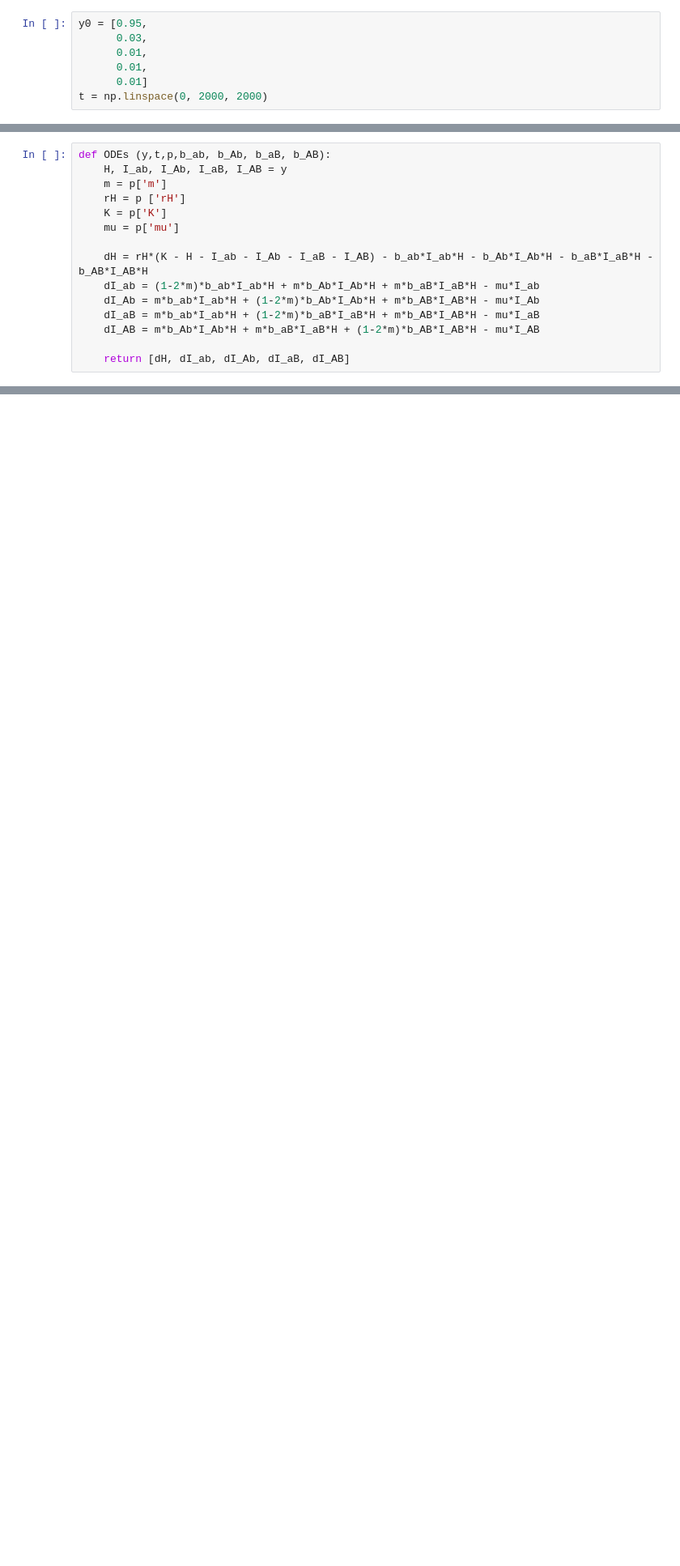
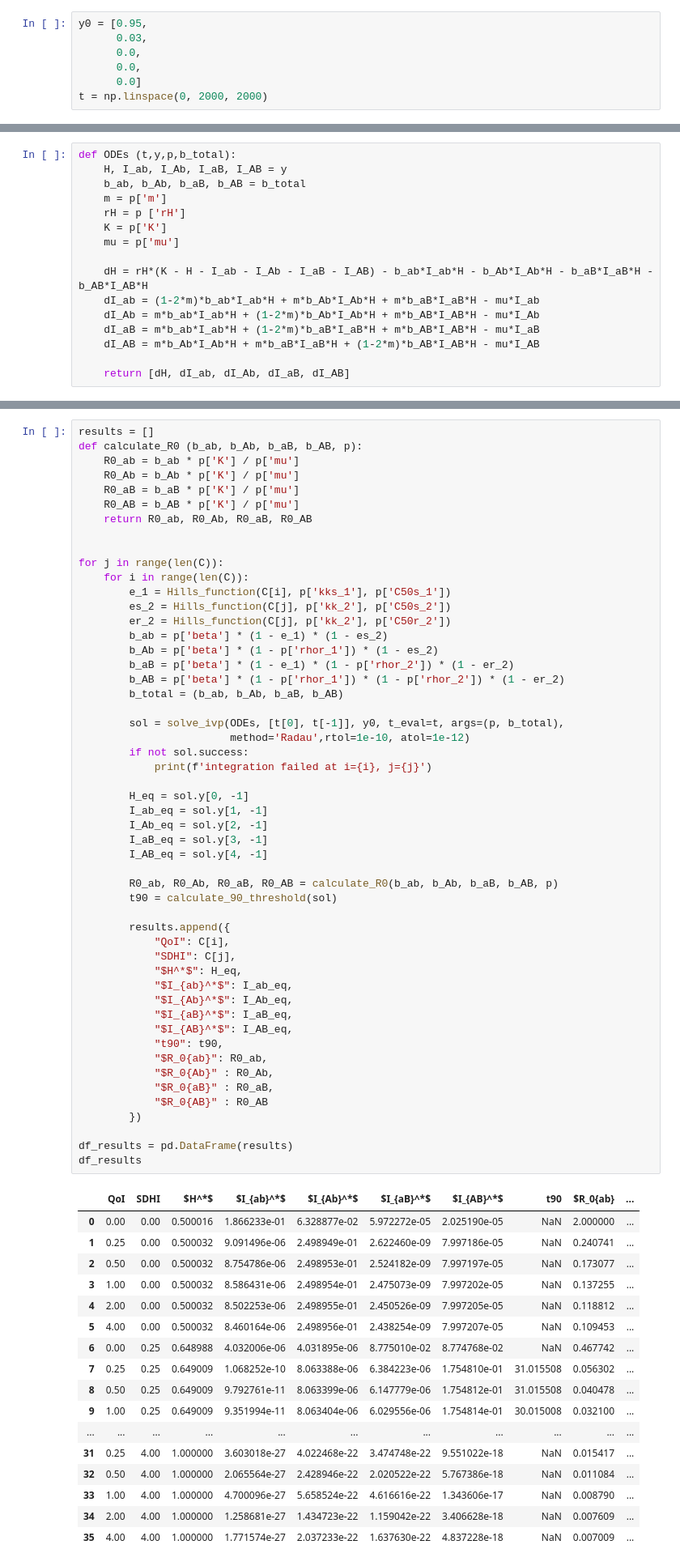
Before and after one commit to NGorga/MDR_different-genotypes, a Jupyter notebook: Doses_and_fitness_costs.ipynb, the cells around one changed output, grey strips where cells are left out. Shown at 81% size. Saved outputs shown, nothing was run; the diff lists cells and outputs as text; blank space fills up the shorter version.

Commit message:
changed numerical solver and T90 calculation

```diff
--- a/Doses_and_fitness_costs.ipynb
+++ b/Doses_and_fitness_costs.ipynb
@@ -24,9 +24,9 @@ C = np.array([0, 0.25, 0.5, 1, 2, 4]) #dose strategies, 1 represents baseline do
 # %%
 y0 = [0.95,
       0.03,
-      0.01,
-      0.01,
-      0.01]
+      0.0,
+      0.0,
+      0.0]
 t = np.linspace(0, 2000, 2000)
 # %%
 def Hills_function (C, kk, C50):
@@ -76,6 +79,7 @@ fungicide mixtures and transmission rates
 # %%
-def ODEs (y,t,p,b_ab, b_Ab, b_aB, b_AB):
+def ODEs (t,y,p,b_total):
     H, I_ab, I_Ab, I_aB, I_AB = y
+    b_ab, b_Ab, b_aB, b_AB = b_total
     m = p['m']
     rH = p ['rH']
     K = p['K']
@@ -168,0 +114,70 @@ df_results
+# %%
+results = []
+def calculate_R0 (b_ab, b_Ab, b_aB, b_AB, p):
+    R0_ab = b_ab * p['K'] / p['mu']
+    R0_Ab = b_Ab * p['K'] / p['mu']
+    R0_aB = b_aB * p['K'] / p['mu']
+    R0_AB = b_AB * p['K'] / p['mu']
+    return R0_ab, R0_Ab, R0_aB, R0_AB
+
+
+for j in range(len(C)):
+    for i in range(len(C)):
+        e_1 = Hills_function(C[i], p['kks_1'], p['C50s_1'])
+        es_2 = Hills_function(C[j], p['kk_2'], p['C50s_2'])
+        er_2 = Hills_function(C[j], p['kk_2'], p['C50r_2'])
+        b_ab = p['beta'] * (1 - e_1) * (1 - es_2)
+        b_Ab = p['beta'] * (1 - p['rhor_1']) * (1 - es_2)
+        b_aB = p['beta'] * (1 - e_1) * (1 - p['rhor_2']) * (1 - er_2)
+        b_AB = p['beta'] * (1 - p['rhor_1']) * (1 - p['rhor_2']) * (1 - er_2)
+        b_total = (b_ab, b_Ab, b_aB, b_AB)
+
+        sol = solve_ivp(ODEs, [t[0], t[-1]], y0, t_eval=t, args=(p, b_total),
+                        method='Radau',rtol=1e-10, atol=1e-12)
+        if not sol.success:
+            print(f'integration failed at i={i}, j={j}')
+
+        H_eq = sol.y[0, -1]
+        I_ab_eq = sol.y[1, -1]
+        I_Ab_eq = sol.y[2, -1]
+        I_aB_eq = sol.y[3, -1]
+        I_AB_eq = sol.y[4, -1]
+
+        R0_ab, R0_Ab, R0_aB, R0_AB = calculate_R0(b_ab, b_Ab, b_aB, b_AB, p)
+        t90 = calculate_90_threshold(sol)
+
+        results.append({
+            "QoI": C[i],
+            "SDHI": C[j],
+            "$H^*$": H_eq,
+            "$I_{ab}^*$": I_ab_eq,
+            "$I_{Ab}^*$": I_Ab_eq,
+            "$I_{aB}^*$": I_aB_eq,
+            "$I_{AB}^*$": I_AB_eq,
+            "t90": t90,
+            "$R_0{ab}": R0_ab,
+            "$R_0{Ab}" : R0_Ab,
+            "$R_0{aB}" : R0_aB,
+            "$R_0{AB}" : R0_AB
+        })
+
+df_results = pd.DataFrame(results)
+df_results
+# %% [output]
+|  | QoI | SDHI | $H^*$ | $I_{ab}^*$ | $I_{Ab}^*$ | $I_{aB}^*$ | $I_{AB}^*$ | t90 | $R_0{ab} | ... |
+| 0 | 0.00 | 0.00 | 0.500016 | 1.866233e-01 | 6.328877e-02 | 5.972272e-05 | 2.025190e-05 | NaN | 2.000000 | ... |
+| 1 | 0.25 | 0.00 | 0.500032 | 9.091496e-06 | 2.498949e-01 | 2.622460e-09 | 7.997186e-05 | NaN | 0.240741 | ... |
+| 2 | 0.50 | 0.00 | 0.500032 | 8.754786e-06 | 2.498953e-01 | 2.524182e-09 | 7.997197e-05 | NaN | 0.173077 | ... |
+| 3 | 1.00 | 0.00 | 0.500032 | 8.586431e-06 | 2.498954e-01 | 2.475073e-09 | 7.997202e-05 | NaN | 0.137255 | ... |
+| 4 | 2.00 | 0.00 | 0.500032 | 8.502253e-06 | 2.498955e-01 | 2.450526e-09 | 7.997205e-05 | NaN | 0.118812 | ... |
+| 5 | 4.00 | 0.00 | 0.500032 | 8.460164e-06 | 2.498956e-01 | 2.438254e-09 | 7.997207e-05 | NaN | 0.109453 | ... |
+| 6 | 0.00 | 0.25 | 0.648988 | 4.032006e-06 | 4.031895e-06 | 8.775010e-02 | 8.774768e-02 | NaN | 0.467742 | ... |
+| 7 | 0.25 | 0.25 | 0.649009 | 1.068252e-10 | 8.063388e-06 | 6.384223e-06 | 1.754810e-01 | 31.015508 | 0.056302 | ... |
+| 8 | 0.50 | 0.25 | 0.649009 | 9.792761e-11 | 8.063399e-06 | 6.147779e-06 | 1.754812e-01 | 31.015508 | 0.040478 | ... |
+| 9 | 1.00 | 0.25 | 0.649009 | 9.351994e-11 | 8.063404e-06 | 6.029556e-06 | 1.754814e-01 | 30.015008 | 0.032100 | ... |
+| ... | ... | ... | ... | ... | ... | ... | ... | ... | ... | ... |
+| 31 | 0.25 | 4.00 | 1.000000 | 3.603018e-27 | 4.022468e-22 | 3.474748e-22 | 9.551022e-18 | NaN | 0.015417 | ... |
+| 32 | 0.50 | 4.00 | 1.000000 | 2.065564e-27 | 2.428946e-22 | 2.020522e-22 | 5.767386e-18 | NaN | 0.011084 | ... |
+| 33 | 1.00 | 4.00 | 1.000000 | 4.700096e-27 | 5.658524e-22 | 4.616616e-22 | 1.343606e-17 | NaN | 0.008790 | ... |
+| 34 | 2.00 | 4.00 | 1.000000 | 1.258681e-27 | 1.434723e-22 | 1.159042e-22 | 3.406628e-18 | NaN | 0.007609 | ... |
+| 35 | 4.00 | 4.00 | 1.000000 | 1.771574e-27 | 2.037233e-22 | 1.637630e-22 | 4.837228e-18 | NaN | 0.007009 | ... |
```
Also changed, not shown: parts of 5 cells of this notebook.
